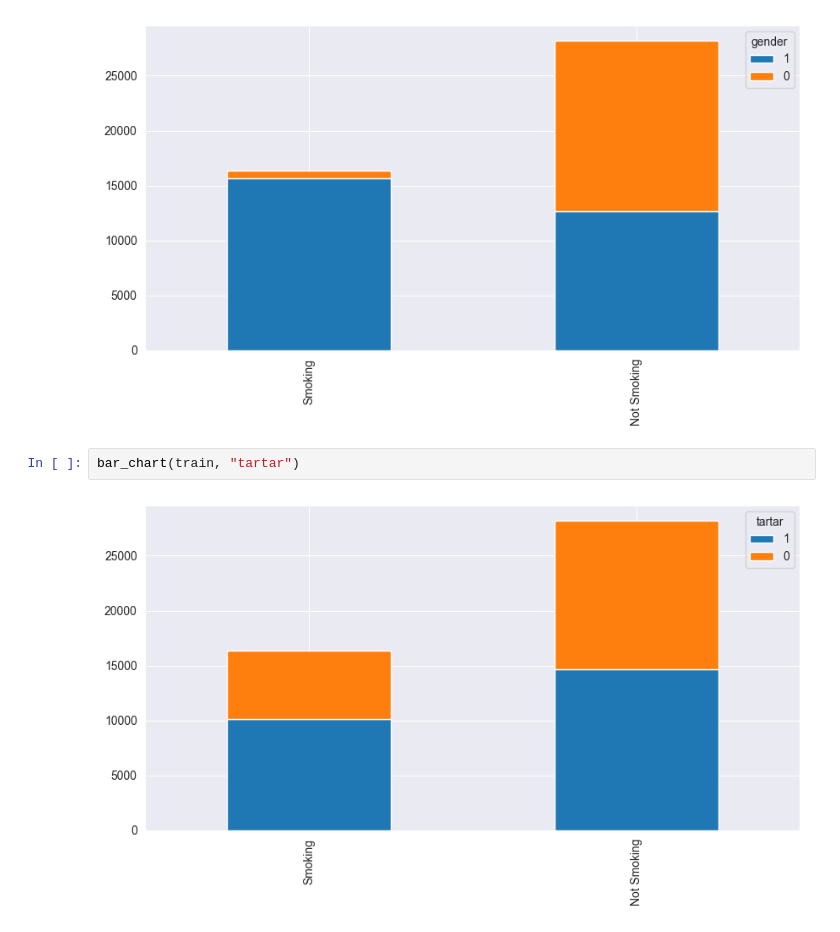
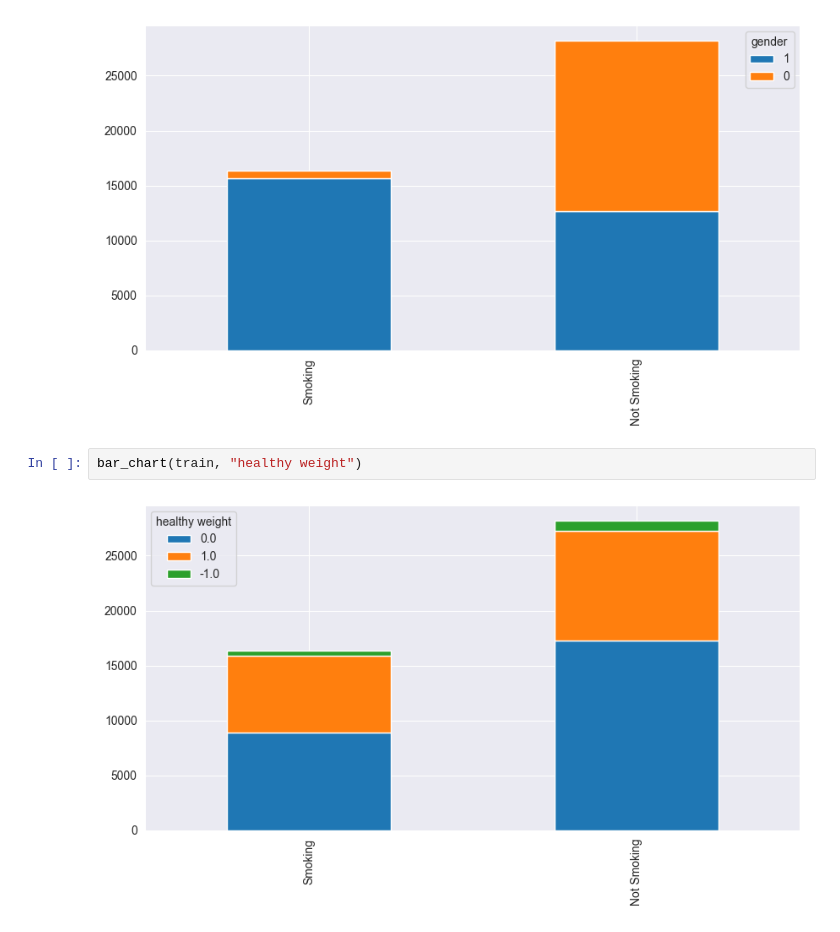
Before and after one commit to balooooooooo/machine_learning_1_coursework, a Jupyter notebook: data_exploration.ipynb, the cells around one changed output. Saved outputs shown, nothing was run; the diff lists cells and outputs as text.

```diff
--- a/data_exploration.ipynb
+++ b/data_exploration.ipynb
@@ -33,6 +37,6 @@ bar_chart(train, "gender")
 # %% [output]
 [figure]
 # %%
-bar_chart(train, "tartar")
+bar_chart(train, "healthy weight")
 # %% [output]
-[figure, old version]
+[figure, new version]
```
Also changed, not shown: parts of 1 cell of this notebook, 1 other file.
